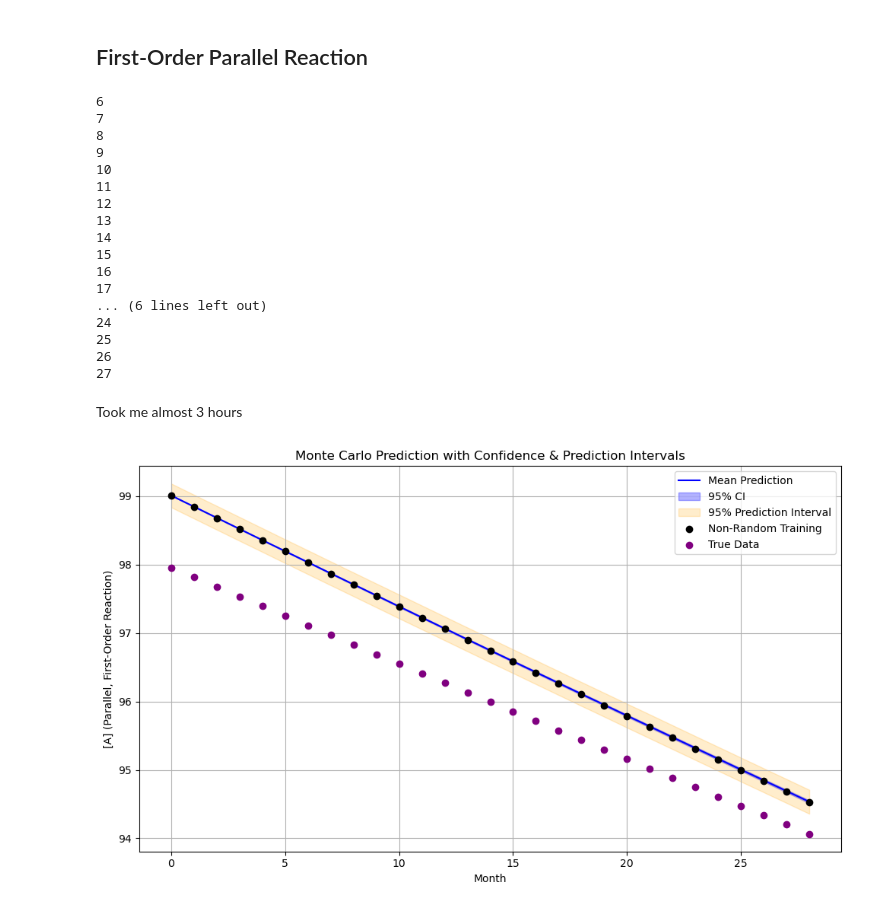
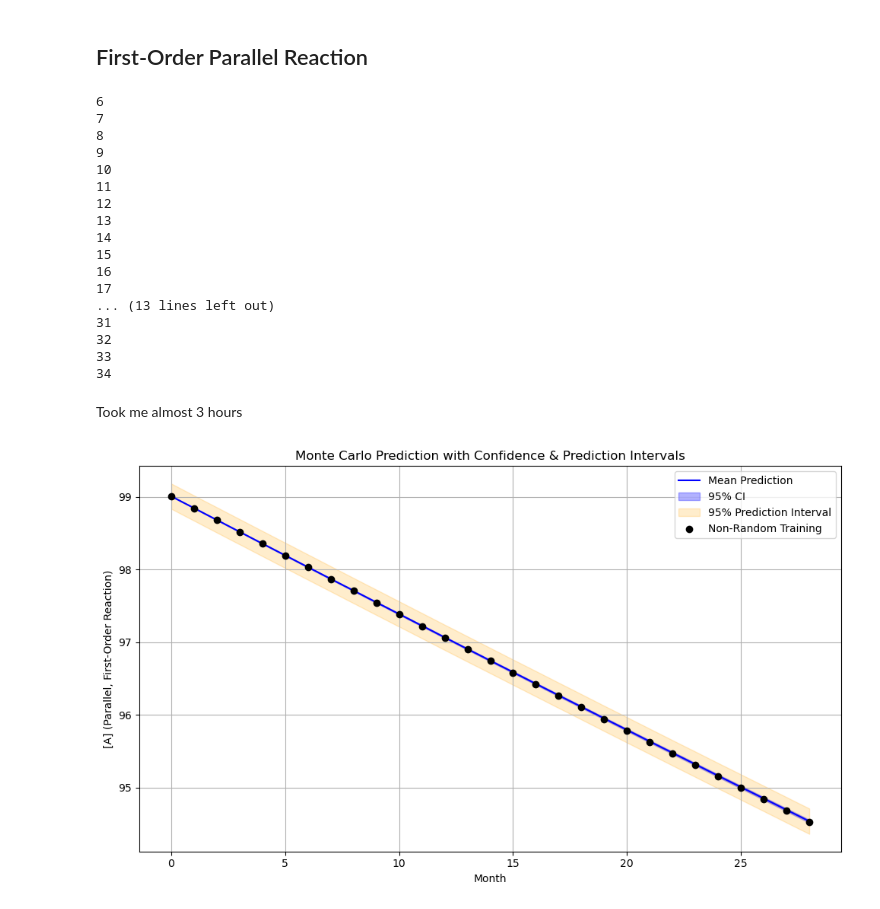
Before and after one commit to louiswids/skripsi, a Jupyter notebook: reproduce_simulation.ipynb, the cells around one changed output. Saved outputs shown, nothing was run; the diff lists cells and outputs as text; code cells hidden in the pictures.

```diff
--- a/reproduce_simulation.ipynb
+++ b/reproduce_simulation.ipynb
@@ -570,7 +570,7 @@ for i in range (N_MONTHS):
 
     preds_A_parallel.append(A)
     preds_B_parallel.append(B)
-    preds_C_parallel.append(B)
+    preds_C_parallel.append(C)
 
     for j in range(N_SIMULATION):
         """ Assuming we are using t-distribution"""
@@ -607,10 +607,10 @@ for i in range (N_MONTHS):
 15
 16
 17
-... (6 lines left out)
-24
-25
-26
-27
+... (13 lines left out)
+31
+32
+33
+34
 # %% [markdown]
 Took me almost 3 hours
@@ -617,13 +621,13 @@ Took me almost 3 hours
 # %%
 confidence_width_A_parallel = []
 confidence_width_B_parallel = []
-# confidence_width_C_parallel = []
+confidence_width_C_parallel = []
 mean_pred_A_parallel = []
 mean_pred_B_parallel = []
-# mean_pred_C_parallel = []
+mean_pred_C_parallel = []
 mean_pred_A_parallel.append(np.mean(A_preds_parallel_first, axis = 1))
 mean_pred_B_parallel.append(np.mean(B_preds_parallel_first, axis = 1))
-# mean_pred_C_parallel.append(np.mean(C_preds_parallel_first, axis = 1))
+mean_pred_C_parallel.append(np.mean(C_preds_parallel_first, axis = 1))
 for i in range (N_MONTHS):
     lower_bound_A_parallel = np.percentile(A_preds_parallel_first[i], 2.5)
     upper_bound_A_parallel = np.percentile(A_preds_parallel_first[i], 97.5)
@@ -633,6 +637,6 @@ for i in range (N_MONTHS):
     upper_bound_B_parallel = np.percentile(B_preds_parallel_first[i], 97.5)
     confidence_width_B_parallel.append(upper_bound_B_parallel - lower_bound_B_parallel)
 
-    # lower_bound_C_parallel = np.percentile(C_preds_parallel_first[i], 2.5)
-    # upper_bound_C_parallel = np.percentile(C_preds_parallel_first[i], 97.5)
-    # confidence_width_C_parallel.append(upper_bound_C_parallel - lower_bound_C_parallel)
+    lower_bound_C_parallel = np.percentile(C_preds_parallel_first[i], 2.5)
+    upper_bound_C_parallel = np.percentile(C_preds_parallel_first[i], 97.5)
+    confidence_width_C_parallel.append(upper_bound_C_parallel - lower_bound_C_parallel)
@@ -665,19 +663,19 @@ pi_upper_A_parallel = mean_pred_A_parallel + (np.array(prediction_width_A_parall
 # %%
 months = np.arange(N_MONTHS)
 
 plt.figure(figsize=(10, 6))
 plt.plot(months, np.array(mean_pred_A_parallel)[0], label='Mean Prediction', color='blue')
 plt.fill_between(months, ci_lower_A_parallel[0], ci_upper_A_parallel[0], color='blue', alpha=0.3, label='95% CI')
 plt.fill_between(months, pi_lower_A_parallel[0], pi_upper_A_parallel[0], color='orange', alpha=0.2, label='95% Prediction Interval')
 
 plt.scatter(months, preds_A_parallel, color='black', label='Non-Random Training', zorder=5)
-plt.scatter(months, df_test[df_test['Temp (K)'] == 313.15]['[A]'], color='purple', label='True Data', zorder=5)
+# plt.scatter(months, df_test[df_test['Temp (K)'] == 313.15]['[A]'], color='purple', label='True Data', zorder=5)
 plt.xlabel("Month")
 plt.ylabel("[A] (Parallel, First-Order Reaction)")
 plt.title("Monte Carlo Prediction with Confidence & Prediction Intervals")
 plt.legend()
 plt.grid(True)
 plt.tight_layout()
 plt.show()
 # %% [output]
-[figure, old version]
+[figure, new version]
```
Also changed, not shown: parts of 6 cells of this notebook, 1 other file.
